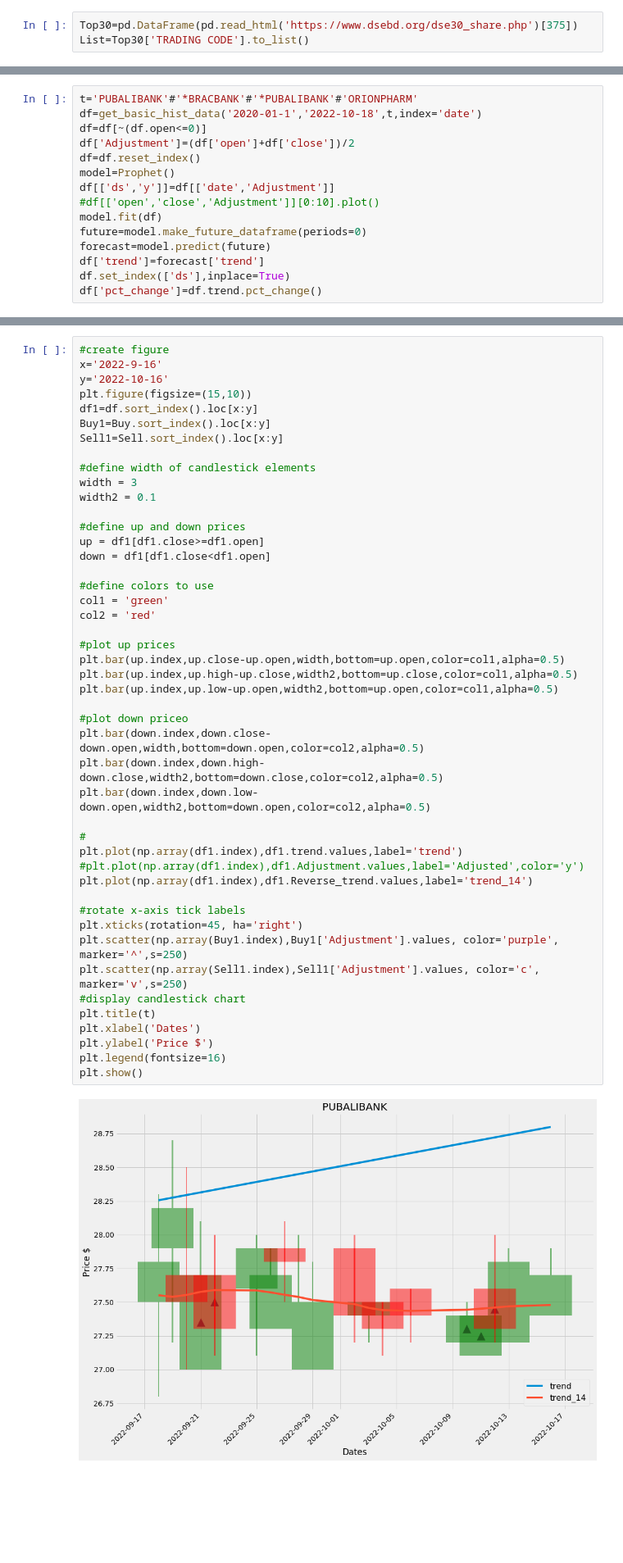
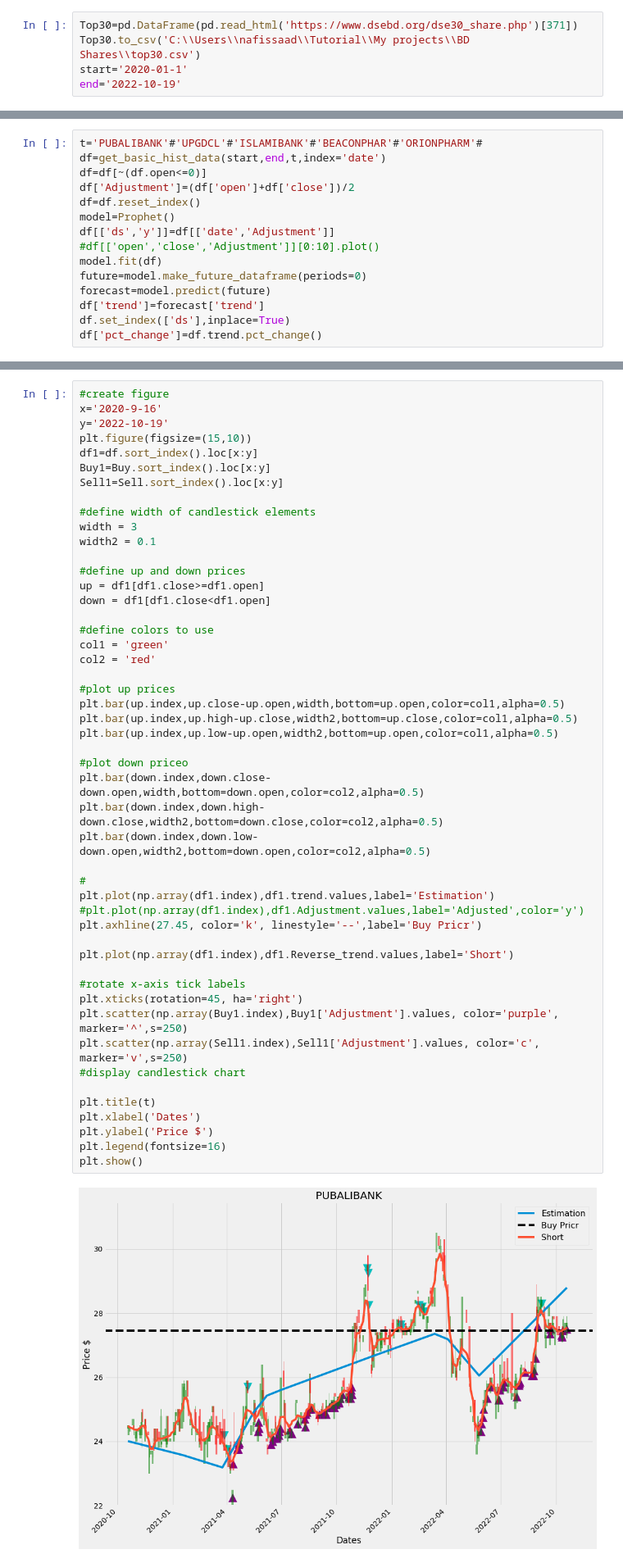
Before and after one commit to nafissaad/Tutorial1, a Jupyter notebook: Tutorial/My projects/BD Shares/BD Shares Trail.ipynb, the cells around one changed output, grey strips where cells are left out. Shown at 82% size. Cells and saved outputs as stored; diff of their text form; blank space fills up the shorter version.

```diff
--- a/Tutorial/My projects/BD Shares/BD Shares Trail.ipynb
+++ b/Tutorial/My projects/BD Shares/BD Shares Trail.ipynb
@@ -11,8 +11,10 @@ import pandas_datareader.data as reader
 import datetime as dt
 from prophet import Prophet
 # %%
-Top30=pd.DataFrame(pd.read_html('https://www.dsebd.org/dse30_share.php')[375])
-List=Top30['TRADING CODE'].to_list()
+Top30=pd.DataFrame(pd.read_html('https://www.dsebd.org/dse30_share.php')[371])
+Top30.to_csv('C:\\Users\\nafissaad\\Tutorial\\My projects\\BD Shares\\top30.csv')
+start='2020-01-1'
+end='2022-10-19'
 # %%
 trend_analysis=[]
 tickers=[]
@@ -103,6 +108,6 @@ trend_analysis.sort_values(by=['Last_trend'],ascending=False)[0:29]
 # %%
-t='PUBALIBANK'#'*BRACBANK'#'*PUBALIBANK'#'ORIONPHARM'
-df=get_basic_hist_data('2020-01-1','2022-10-18',t,index='date')
+t='PUBALIBANK'#'UPGDCL'#'ISLAMIBANK'#'BEACONPHAR'#'ORIONPHARM'#
+df=get_basic_hist_data(start,end,t,index='date')
 df=df[~(df.open<=0)]
 df['Adjustment']=(df['open']+df['close'])/2
 df=df.reset_index()
@@ -173,7 +198,7 @@ plt.scatter(np.array(Sell.index),Sell['Adjustment'].values, color='R', marker='D
 # %%
 #create figure
-x='2022-9-16'
-y='2022-10-16'
+x='2020-9-16'
+y='2022-10-19'
 plt.figure(figsize=(15,10))
 df1=df.sort_index().loc[x:y]
 Buy1=Buy.sort_index().loc[x:y]
@@ -188,33 +213,36 @@ up = df1[df1.close>=df1.open]
 down = df1[df1.close<df1.open]
 
 #define colors to use
 col1 = 'green'
 col2 = 'red'
 
 #plot up prices
 plt.bar(up.index,up.close-up.open,width,bottom=up.open,color=col1,alpha=0.5)
 plt.bar(up.index,up.high-up.close,width2,bottom=up.close,color=col1,alpha=0.5)
 plt.bar(up.index,up.low-up.open,width2,bottom=up.open,color=col1,alpha=0.5)
 
 #plot down priceo
 plt.bar(down.index,down.close-down.open,width,bottom=down.open,color=col2,alpha=0.5)
 plt.bar(down.index,down.high-down.close,width2,bottom=down.close,color=col2,alpha=0.5)
 plt.bar(down.index,down.low-down.open,width2,bottom=down.open,color=col2,alpha=0.5)
 
 #
-plt.plot(np.array(df1.index),df1.trend.values,label='trend')
+plt.plot(np.array(df1.index),df1.trend.values,label='Estimation')
 #plt.plot(np.array(df1.index),df1.Adjustment.values,label='Adjusted',color='y')
-plt.plot(np.array(df1.index),df1.Reverse_trend.values,label='trend_14')
+plt.axhline(27.45, color='k', linestyle='--',label='Buy Pricr')
+
+plt.plot(np.array(df1.index),df1.Reverse_trend.values,label='Short')
 
 #rotate x-axis tick labels
 plt.xticks(rotation=45, ha='right')
 plt.scatter(np.array(Buy1.index),Buy1['Adjustment'].values, color='purple', marker='^',s=250)
 plt.scatter(np.array(Sell1.index),Sell1['Adjustment'].values, color='c', marker='v',s=250)
 #display candlestick chart
+
 plt.title(t)
 plt.xlabel('Dates')
 plt.ylabel('Price $')
 plt.legend(fontsize=16)
 plt.show()
 # %% [output]
-[figure, old version]
+[figure, new version]
```
Also changed, not shown: parts of 9 cells of this notebook.
